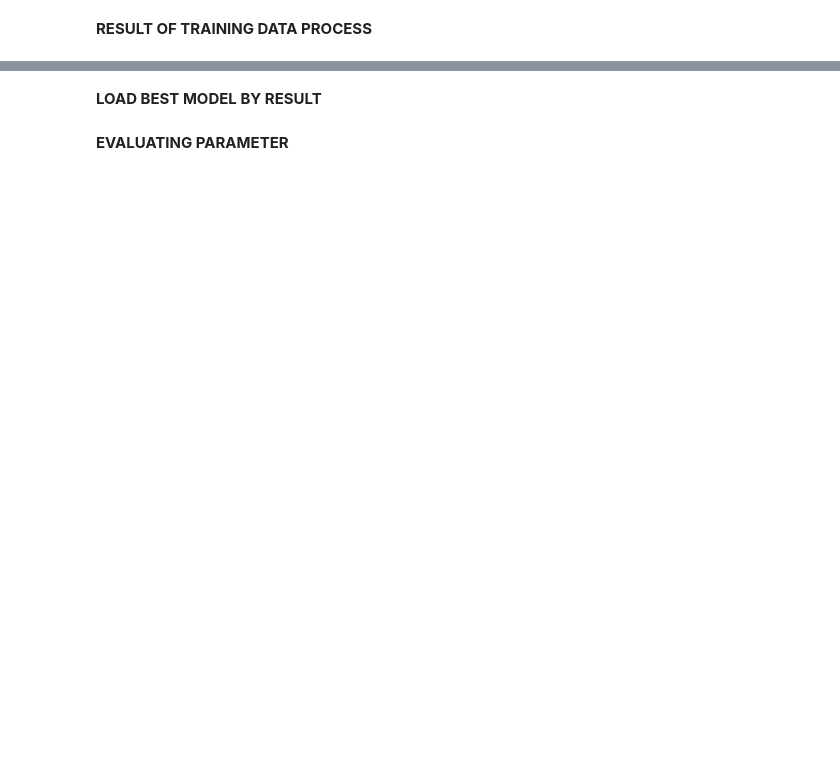
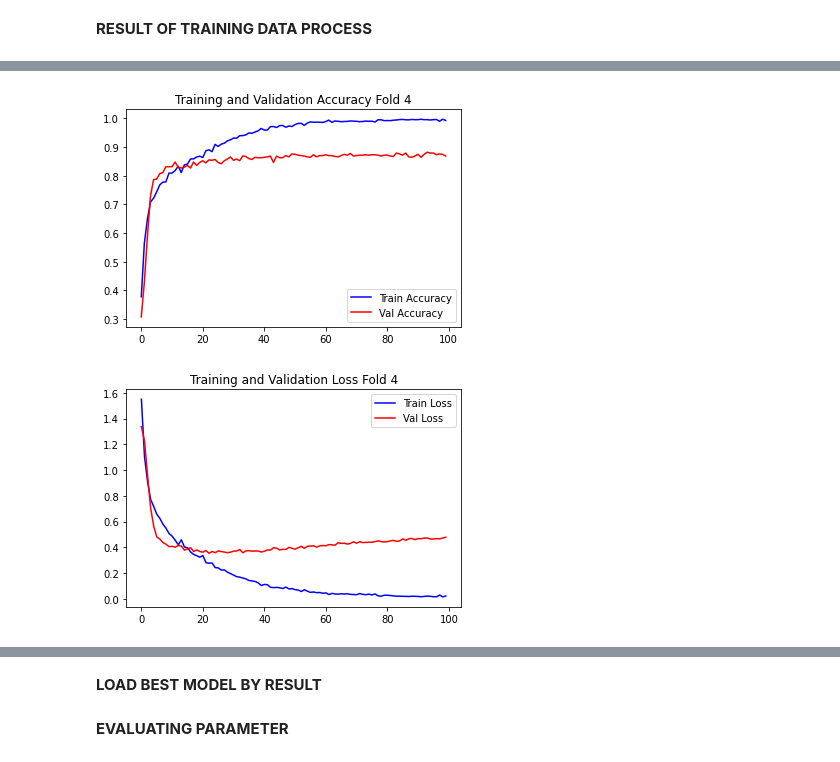
Before and after one commit to avishatr/TA, a Jupyter notebook: alexnet-corn-or-maize-disease-detectection.ipynb, the cells around one changed output, grey strips where cells are left out. Saved outputs shown, nothing was run; the diff lists cells and outputs as text; code cells hidden in the pictures; blank space fills up the shorter version.

```diff
--- a/alexnet-corn-or-maize-disease-detectection.ipynb
+++ b/alexnet-corn-or-maize-disease-detectection.ipynb
@@ -273,22 +328,25 @@ plt.show()
 # %%
 #FOLD 4
 #Train and validation accuracy
 plt.title('Training and Validation Accuracy Fold 4')
 plt.plot(model_history[3].history['accuracy'], label='Train Accuracy', color='blue', )
 plt.plot(model_history[3].history['val_accuracy'], label='Val Accuracy', color='red', )
 plt.legend()
 plt.savefig("Accuracy_fold 4.jpg")
 plt.show()
 
 plt.figure()
 
 #Train and validation loss
-plt.title('Training and Validation Accuracy Fold 4')
+plt.title('Training and Validation Loss Fold 4')
 plt.plot(model_history[3].history['loss'], label='Train Loss', color='blue', )
 plt.plot(model_history[3].history['val_loss'], label='Val Loss', color='red', )
 plt.legend()
 plt.savefig("Loss_fold 4.jpg")
 plt.show()
+# %% [output]
+[figure, added]
+[figure, added]
 # %%
 #FOLD 5
 #Train and validation accuracy
```
Also changed, not shown: parts of 19 cells of this notebook.
